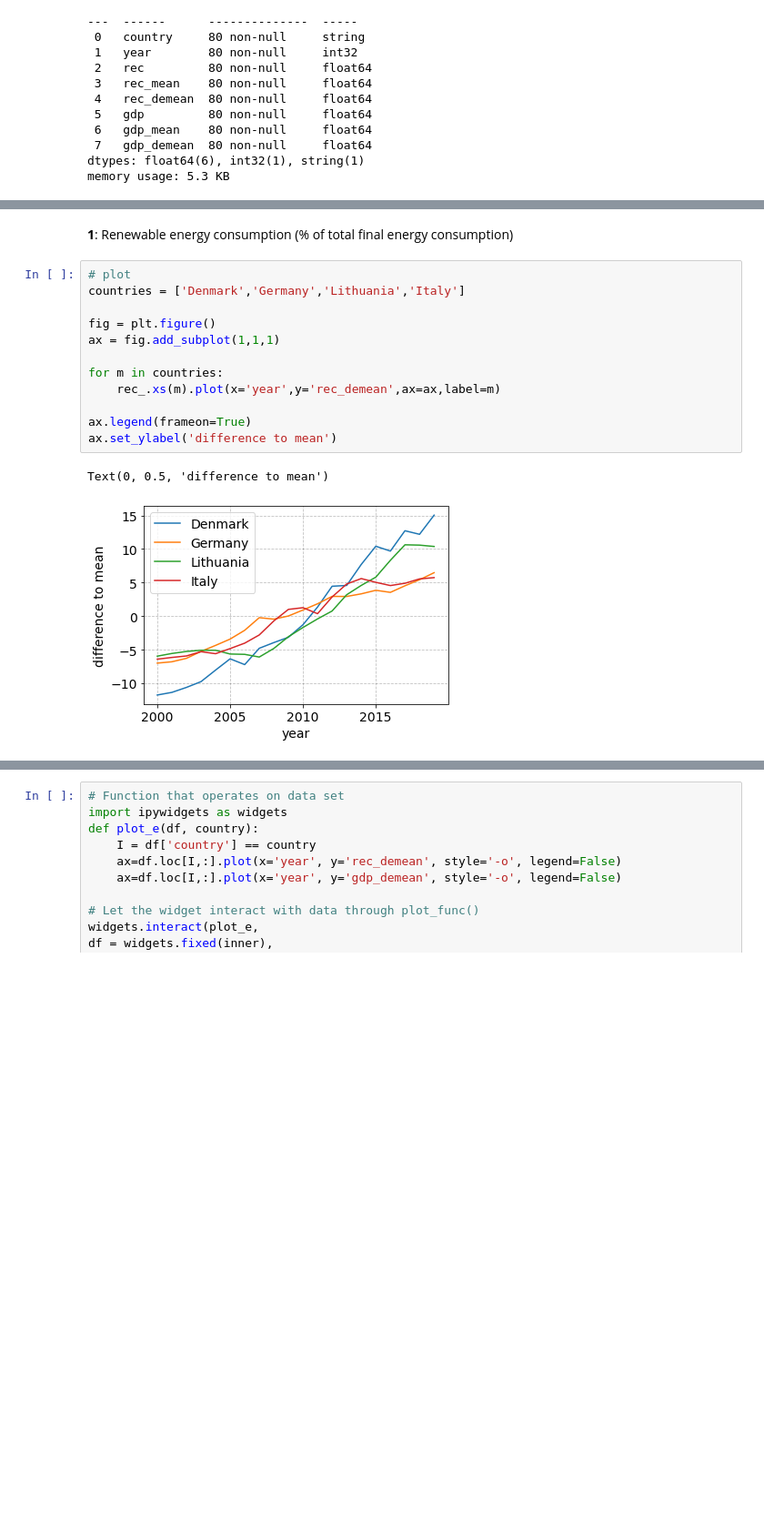
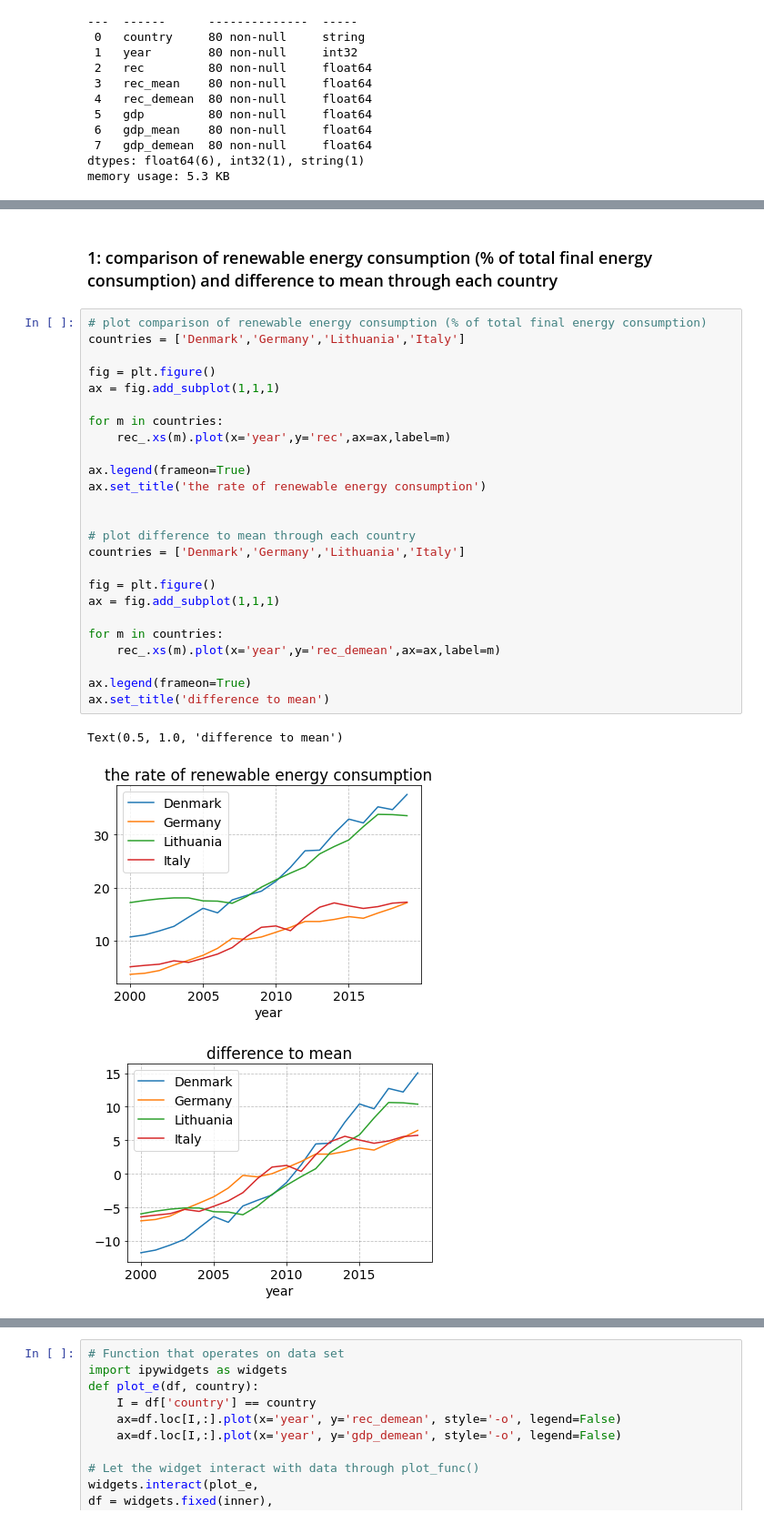
Before and after one commit to NumEconCopenhagen/projects-2023-team-copenhagen, a Jupyter notebook: dataproject/Masa.ipynb, the cells around one changed output, grey strips where cells are left out. Shown: that part at 91% size. Saved outputs shown, nothing was run; the diff lists cells and outputs as text; blank space fills up the shorter version.

```diff
--- a/dataproject/Masa.ipynb
+++ b/dataproject/Masa.ipynb
@@ -239,17 +240,31 @@ memory usage: 5.3 KB
 # %% [markdown]
-**1**: Renewable energy consumption (% of total final energy consumption)
+### 1: comparison of renewable energy consumption (% of total final energy consumption) and difference to mean through each country
 # %%
-# plot
+# plot comparison of renewable energy consumption (% of total final energy consumption)
+countries = ['Denmark','Germany','Lithuania','Italy']
+
+fig = plt.figure()
+ax = fig.add_subplot(1,1,1)
+
+for m in countries:
+    rec_.xs(m).plot(x='year',y='rec',ax=ax,label=m)
+
+ax.legend(frameon=True)
+ax.set_title('the rate of renewable energy consumption')
+
+
+# plot difference to mean through each country
 countries = ['Denmark','Germany','Lithuania','Italy']
 
 fig = plt.figure()
 ax = fig.add_subplot(1,1,1)
 
 for m in countries:
     rec_.xs(m).plot(x='year',y='rec_demean',ax=ax,label=m)
 
 ax.legend(frameon=True)
-ax.set_ylabel('difference to mean')
+ax.set_title('difference to mean')
 # %% [output]
-Text(0, 0.5, 'difference to mean')
+Text(0.5, 1.0, 'difference to mean')
-[figure, old version]
+[figure, new version]
+[figure, added]
```
Also changed, not shown: parts of 23 cells of this notebook, 4 other files.
